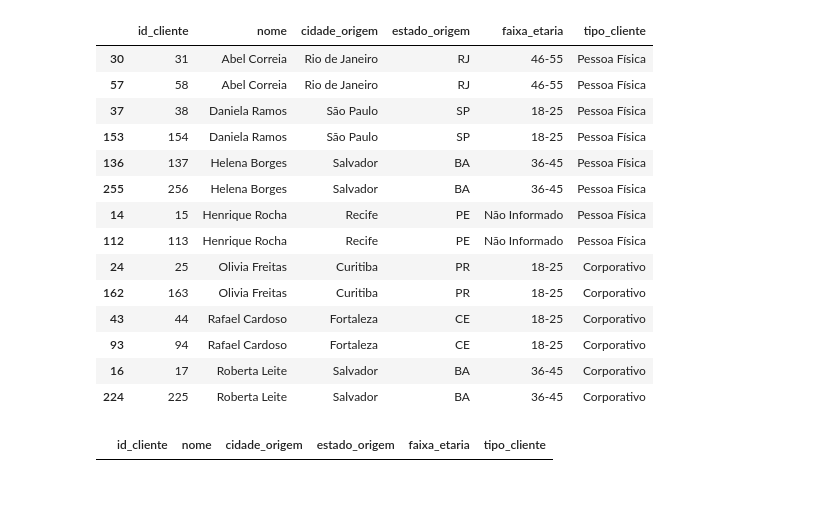
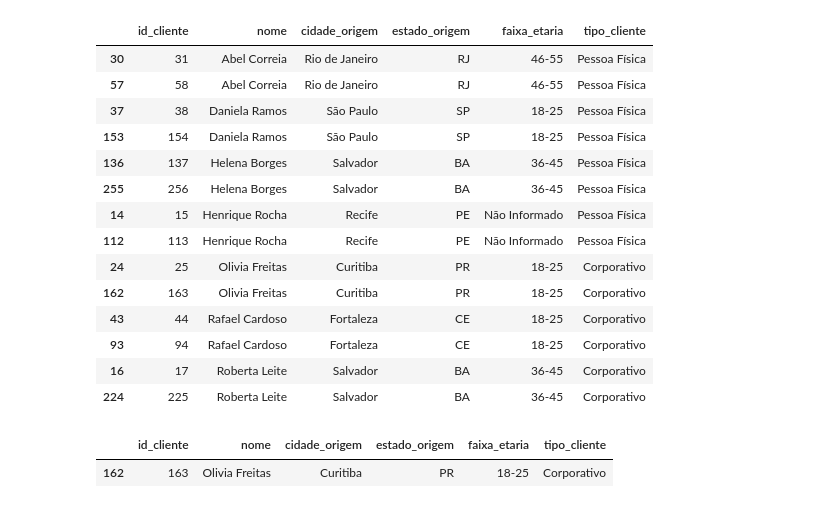
Before and after one commit to IanSeedd/Narahoteis, a Jupyter notebook: notebooks/tratamento/tratamento_clientes.ipynb, the cells around one changed output. Saved outputs shown, nothing was run; the diff lists cells and outputs as text; code cells hidden in the pictures.

```diff
--- a/notebooks/tratamento/tratamento_clientes.ipynb
+++ b/notebooks/tratamento/tratamento_clientes.ipynb
@@ -190,11 +206,10 @@ df[df.duplicated(subset=['nome', 'cidade_origem', 'estado_origem', 'faixa_etaria
 | 93 | 94 | Rafael Cardoso | Fortaleza | CE | 18-25 | Corporativo |
 | 16 | 17 | Roberta Leite | Salvador | BA | 36-45 | Corporativo |
 | 224 | 225 | Roberta Leite | Salvador | BA | 36-45 | Corporativo |
-# %%
-df = df.drop_duplicates(subset=['nome', 'cidade_origem', 'estado_origem', 'faixa_etaria', 'tipo_cliente'], keep='first')
-# %%
-df[df.duplicated(subset=['nome', 'cidade_origem', 'estado_origem', 'faixa_etaria', 'tipo_cliente'], keep=False)].sort_values(by='nome')
-# %% [output]
-|  | id_cliente | nome | cidade_origem | estado_origem | faixa_etaria | tipo_cliente |
+# %%
+df.loc[df['id_cliente'] == 163]
+# %% [output]
+|  | id_cliente | nome | cidade_origem | estado_origem | faixa_etaria | tipo_cliente |
+| 162 | 163 | Olivia Freitas | Curitiba | PR | 18-25 | Corporativo |
 # %%
 df.to_csv('../../dados/clean/clientes.csv', sep=';', encoding='UTF-8', decimal='.', index=False)
```
Also changed, not shown: parts of 1 cell of this notebook, 5 other files.
